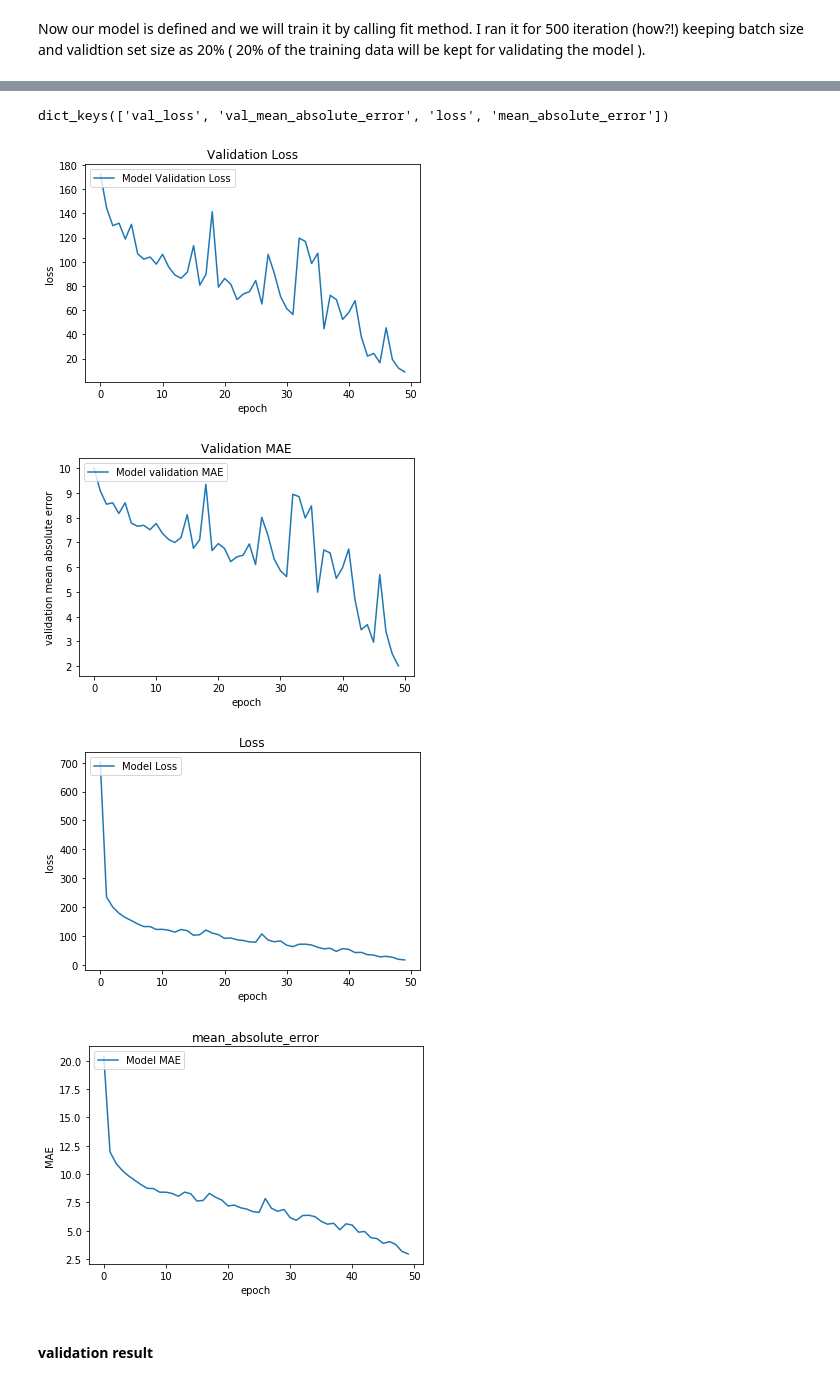
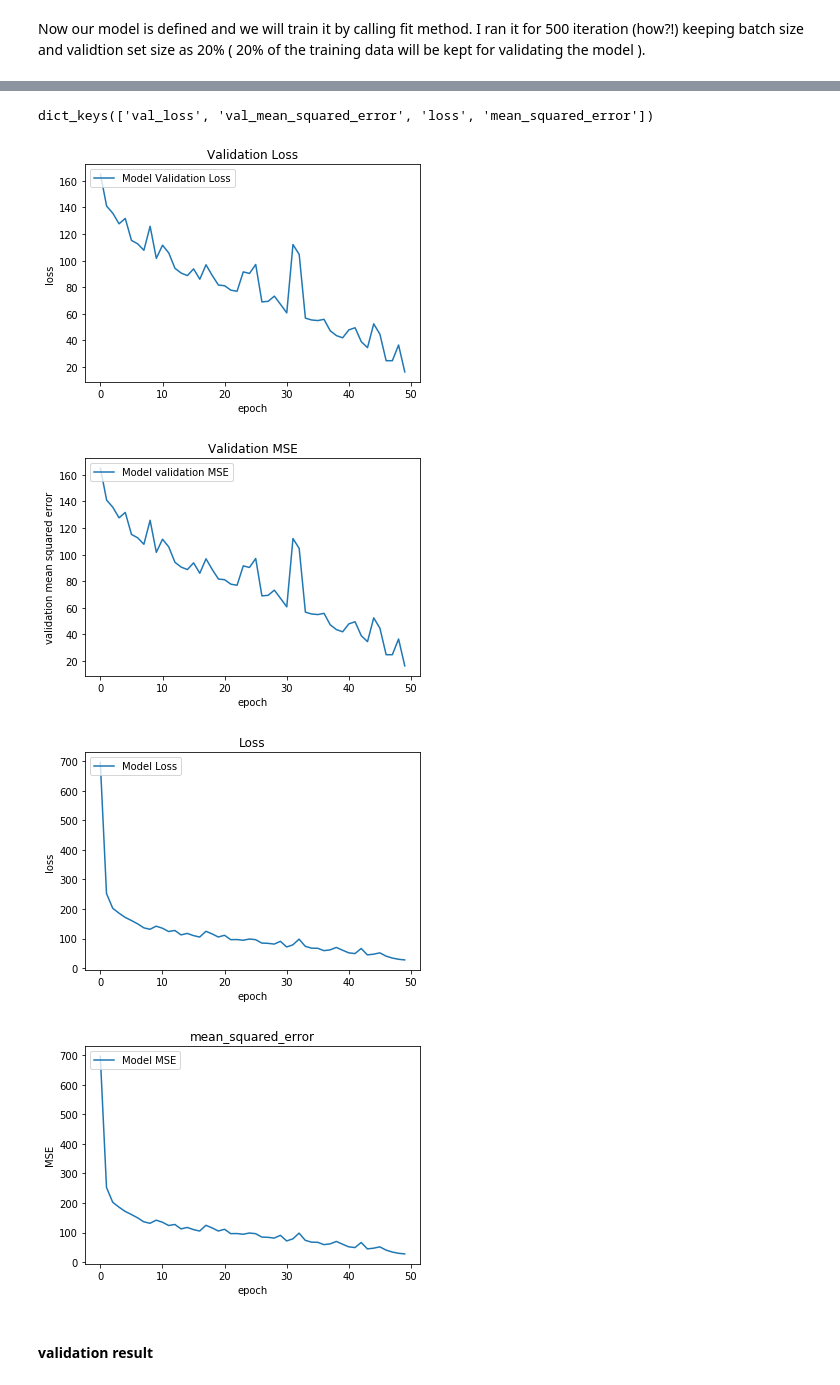
Before and after one commit to Ahmed-H-N/machine-learning, a Jupyter notebook: ML nd/projects/capstone/facial_keypoints_detection/Capstone - Facial Keypoints Detection (benchmark model).ipynb, the cells around one changed output, grey strips where cells are left out. Cells and saved outputs as stored; diff of their text form; code cells hidden in the pictures.

```diff
--- a/ML nd/projects/capstone/facial_keypoints_detection/Capstone - Facial Keypoints Detection (benchmark model).ipynb
+++ b/ML nd/projects/capstone/facial_keypoints_detection/Capstone - Facial Keypoints Detection (benchmark model).ipynb
@@ -239,7 +238,7 @@ _________________________________________________________________
 # %%
 model.compile(optimizer='adam',
               loss='mean_squared_error',
-              metrics=['mae'])
+              metrics=['mse'])
 # %% [markdown]
 Now our model is defined and we will train it by calling fit method. I ran it for 500 iteration (how?!) keeping batch size and validtion set size as 20% ( 20% of the training data will be kept for validating the model ).
 # %%
@@ -265,44 +264,44 @@ Epoch 50/50
 # %%
 print(history.history.keys())
 # %% [output]
-dict_keys(['val_loss', 'val_mean_absolute_error', 'loss', 'mean_absolute_error'])
+dict_keys(['val_loss', 'val_mean_squared_error', 'loss', 'mean_squared_error'])
 # %%
 # Plot validation loss
 plt.plot(history.history['val_loss'])
 plt.title('Validation Loss')
 plt.ylabel('loss')
 plt.xlabel('epoch')
 plt.legend(['Model Validation Loss',], loc='upper left')
 plt.show()
 
-# Plot validation mean absolute error
-plt.plot(history.history['val_mean_absolute_error'])
-plt.title('Validation MAE')
-plt.ylabel('validation mean absolute error')
+# Plot validation mean squared error
+plt.plot(history.history['val_mean_squared_error'])
+plt.title('Validation MSE')
+plt.ylabel('validation mean squared error')
 plt.xlabel('epoch')
-plt.legend(['Model validation MAE'], loc='upper left')
+plt.legend(['Model validation MSE'], loc='upper left')
 plt.show()
 
 # Plot loss
 plt.plot(history.history['loss'])
 plt.title('Loss')
 plt.ylabel('loss')
 plt.xlabel('epoch')
 plt.legend(['Model Loss'], loc='upper left')
 plt.show()
 
 # Plot 'mean_absolute_error
-plt.plot(history.history['mean_absolute_error'])
-plt.title('mean_absolute_error')
-plt.ylabel('MAE')
+plt.plot(history.history['mean_squared_error'])
+plt.title('mean_squared_error')
+plt.ylabel('MSE')
 plt.xlabel('epoch')
-plt.legend(['Model MAE'], loc='upper left')
+plt.legend(['Model MSE'], loc='upper left')
 plt.show()
 # %% [output]
-[figure, old version]
+[figure, new version]
-[figure, old version]
+[figure, new version]
-[figure, old version]
+[figure, new version]
-[figure, old version]
+[figure, new version]
 # %% [markdown]
 #### validation result
 # %%
```
Also changed, not shown: parts of 6 cells of this notebook, 16 other files.
